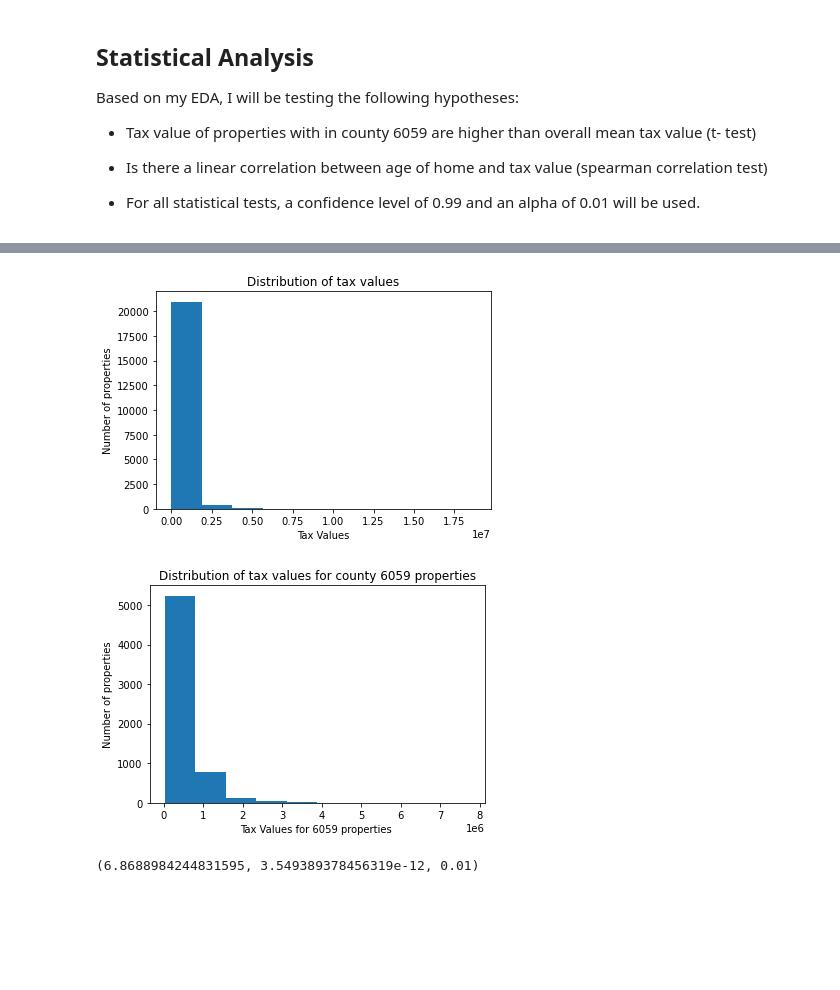
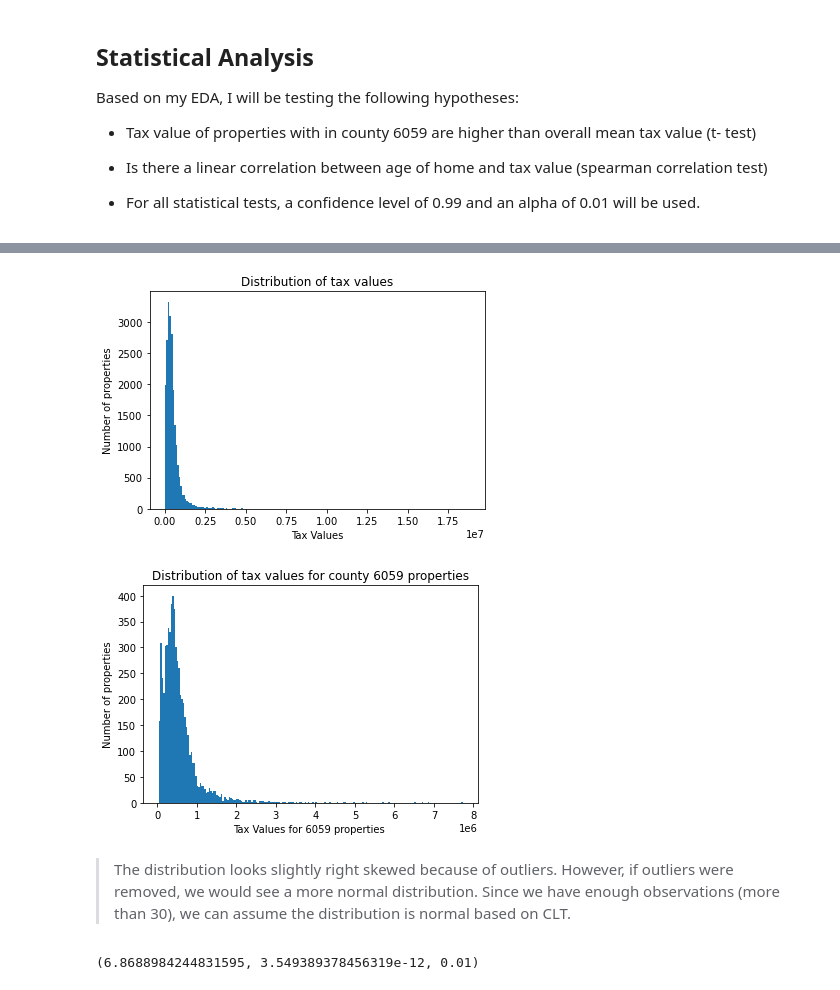
Before and after one commit to mariamnaqvi/predicting_property_values, a Jupyter notebook: final_report_zillow.ipynb, the cells around one changed output, grey strips where cells are left out. Drawn from its saved outputs; the diff is of its cells as text; code cells hidden in the pictures; blank space fills up the shorter version.

```diff
--- a/final_report_zillow.ipynb
+++ b/final_report_zillow.ipynb
@@ -786,25 +793,27 @@ Normal distribution
 # %%
 # plot distribution of tax values
 
 plt.title('Distribution of tax values')
 plt.xlabel('Tax Values')
 plt.ylabel('Number of properties')
-plt.hist(train.tax_value)
+plt.hist(train.tax_value, bins=200)
 plt.show()
 # %% [output]
-[figure, old version]
+[figure, new version]
 # %%
 # plot distribution of tax values for 6059 properties
 
 county_6059_tv = train[train.county_6059 == 1].tax_value
-county_6059_tv.hist()
+county_6059_tv.hist(bins=200)
 plt.title('Distribution of tax values for county 6059 properties')
 plt.ylabel('Number of properties')
 plt.xlabel('Tax Values for 6059 properties ')
 plt.grid(False)
 plt.show()
 # %% [output]
-[figure, old version]
+[figure, new version]
+# %% [markdown]
+> The distribution looks slightly right skewed because of outliers. However, if outliers were removed, we would see a more normal distribution. Since we have enough observations (more than 30), we can assume the distribution is normal based on CLT.
 # %%
 # find the overall mean tax value and mean tax value for props in 6059
 mean_tax_val = train.tax_value.mean()
```
Also changed, not shown: parts of 33 cells of this notebook.
